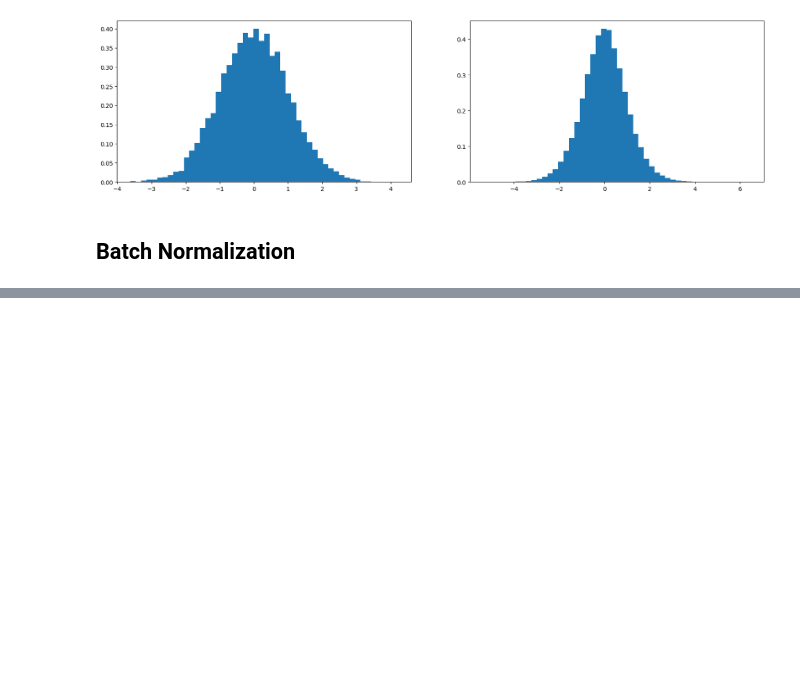
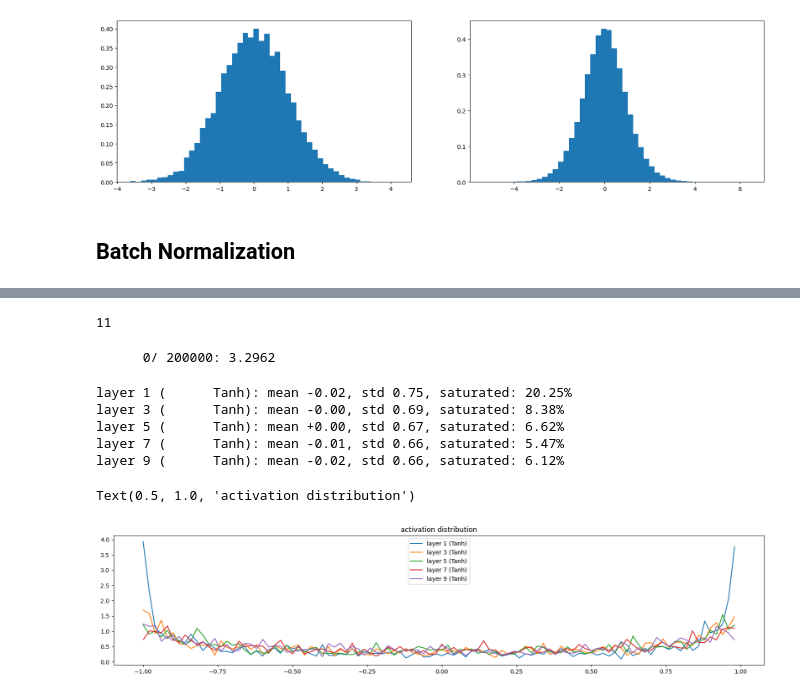
Before and after one commit to niuers/makemore, a Jupyter notebook: makemore.ipynb, the cells around one changed output, grey strips where cells are left out. Saved outputs shown, nothing was run; the diff lists cells and outputs as text; code cells hidden in the pictures; blank space fills up the shorter version.

```diff
--- a/makemore.ipynb
+++ b/makemore.ipynb
@@ -994,0 +1033,68 @@ class BatchNorm1d:
+# %%
+len(layers)
+# %% [output]
+11
+# %%
+# same optimization
+max_steps = 200000
+batch_size = 32
+lossi = []
+
+for i in range(max_steps):
+  # minibatch construct
+  ix = torch.randint(0, Xtr.shape[0], (batch_size,), generator=g)
+  Xb, Yb = Xtr[ix], Ytr[ix] # batch X, Y
+
+  # forward pass
+  emb = C[Xb]
+  x = emb.view(emb.shape[0], -1) # concatenate the vectors
+  for layer in layers:
+    x = layer(x)
+  loss = F.cross_entropy(x, Yb) # loss function
+
+  # backward pass
+  for layer in layers:
+    layer.out.retain_grad() # AFTER_DEBUG: would take out retain_graph
+
+  for p in parameters:
+    p.grad = None
+  loss.backward()
+
+  # update
+  lr = 0.1 if i < 100000 else 0.01
+  for p in parameters:
+    p.data += lr*p.grad
+
+  # track stats
+  if i % 10000 == 0:
+    print(f'{i:7d}/{max_steps:7d}: {loss.item():.4f}')
+
+  lossi.append(loss.log10().item())
+  break #AFTER_DEBUG: would take out obviously to run full optimization
+# %% [output]
+      0/ 200000: 3.2962
+# %%
+# visualize histogram
+plt.figure(figsize=(20,4)) # width and height of the plot
+legends = []
+for i, layer in enumerate(layers[:-1]): # exclude the output layer
+  if isinstance(layer, Tanh):
+    t = layer.out
+    print('layer %d (%10s): mean %+.2f, std %.2f, saturated: %.2f%%' % (i, layer.__class__.__name__, t.mean(), t.std(), (t.abs() > 0.97).float().mean()*100))
+    hy, hx = torch.histogram(t, density=True)
+    plt.plot(hx[:-1].detach(), hy.detach())
+    legends.append(f"layer {i} ({layer.__class__.__name__})")
+plt.legend(legends);
+plt.title('activation distribution')
+
+# N.B. the std are stabilizing, but if we set the batch normal gain to 1 (instead of 5/3), the std won't be stable, they are shrinking to 0.
+# and saturations come to 0. As tanh is a squashing function, if we start with a standard normal gaussion, some gain is necessary to keep
+# expanding it to fight against the squashing.
+# %% [output]
+layer 1 (      Tanh): mean -0.02, std 0.75, saturated: 20.25%
+layer 3 (      Tanh): mean -0.00, std 0.69, saturated: 8.38%
+layer 5 (      Tanh): mean +0.00, std 0.67, saturated: 6.62%
+layer 7 (      Tanh): mean -0.01, std 0.66, saturated: 5.47%
+layer 9 (      Tanh): mean -0.02, std 0.66, saturated: 6.12%
+Text(0.5, 1.0, 'activation distribution')
+[figure, added]
```
Also changed, not shown: parts of 1 cell of this notebook.
